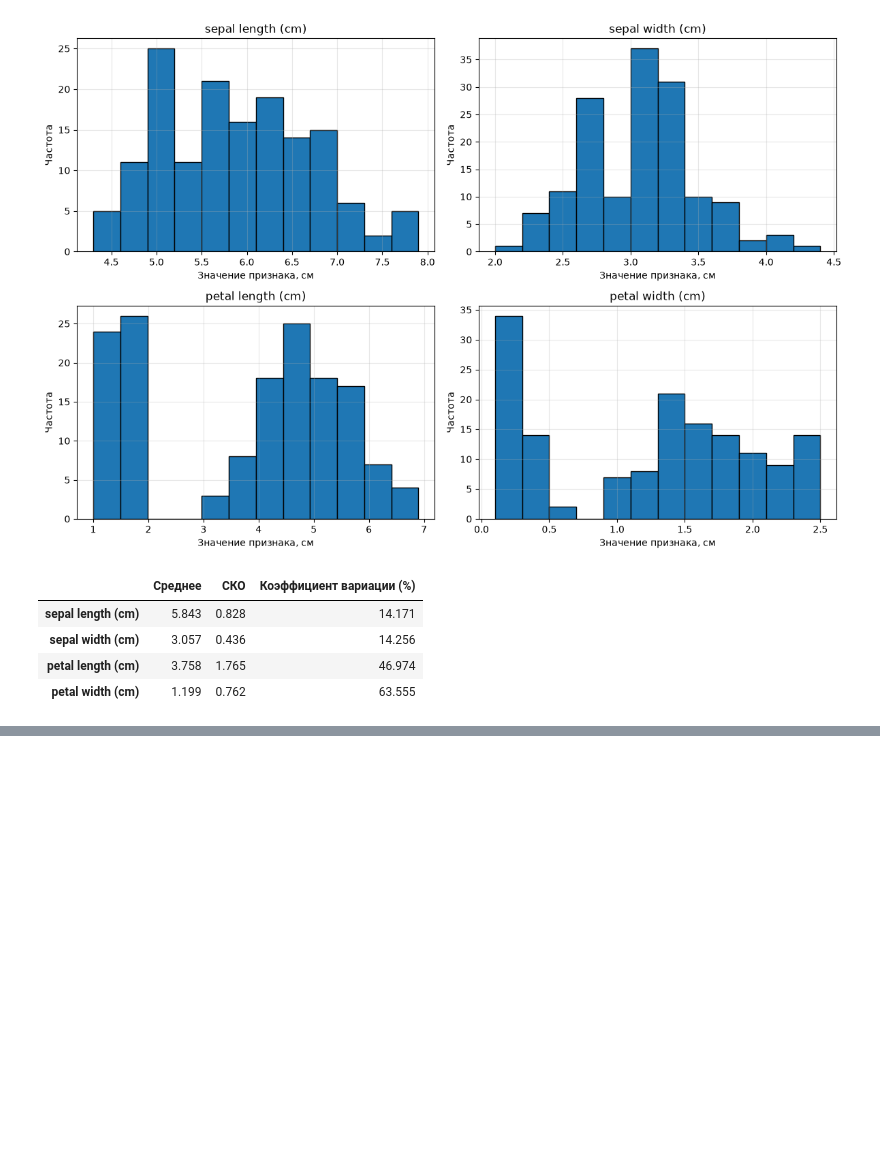
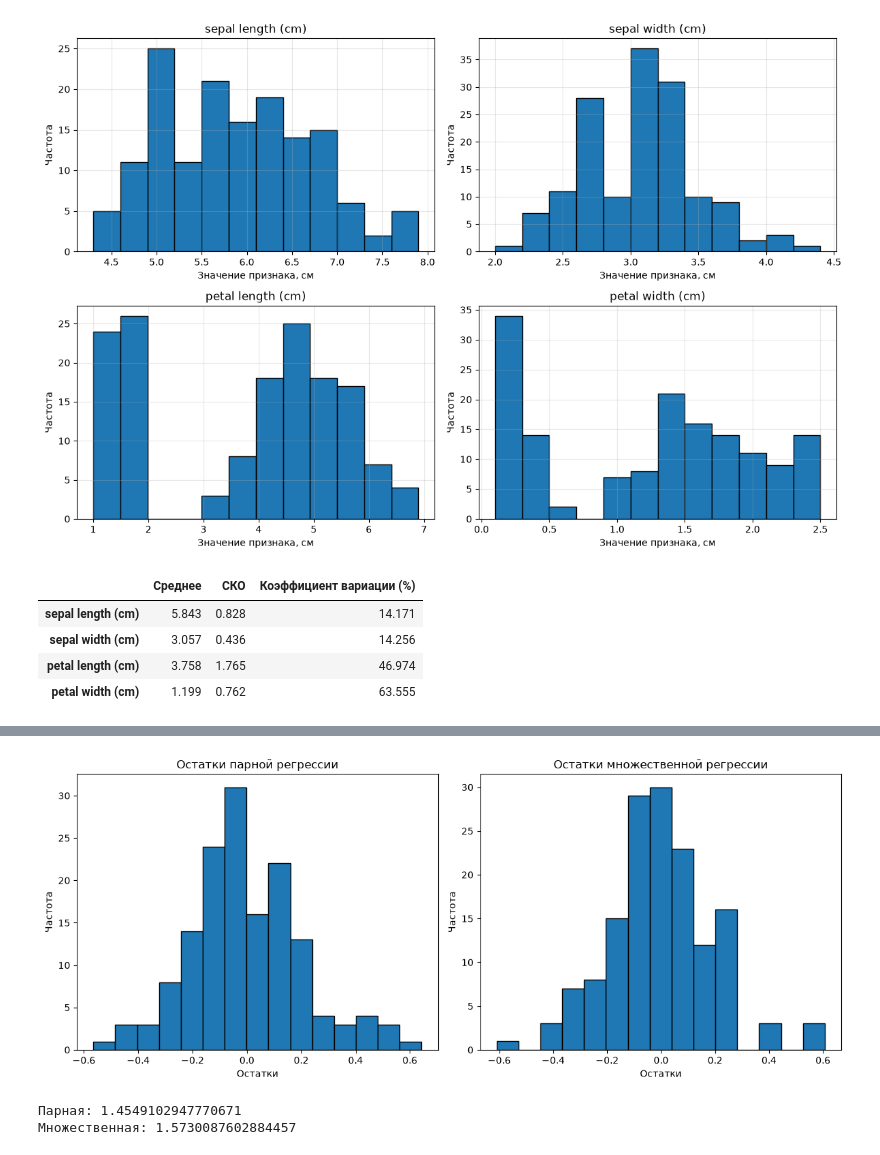
Before and after one commit to infinioka/Labs, a Jupyter notebook: LR1/LR1/Interactive-1.ipynb, the cells around one changed output, grey strips where cells are left out. Drawn from its saved outputs; the diff is of its cells as text; code cells hidden in the pictures; blank space fills up the shorter version.

```diff
--- a/LR1/LR1/Interactive-1.ipynb
+++ b/LR1/LR1/Interactive-1.ipynb
@@ -174,0 +244,21 @@ display(variation.round(3))
+# %%
+# Создаём модель множественной регрессии
+multiple_model = LinearRegression()
+
+# Обучение
+multiple_model.fit(X_multiple, y)
+
+# Предсказание
+y_pred_multiple = multiple_model.predict(X_multiple)
+
+# Коэффициенты
+b0 = multiple_model.intercept_
+b1, b2, b3 = multiple_model.coef_
+
+print("Уравнение множественной регрессии:")
+print(
+    f"Y = {b0:.4f} "
+    f"+ ({b1:.4f}) * X1 "
+    f"+ ({b2:.4f}) * X2 "
+    f"+ ({b3:.4f}) * X3"
+)
@@ -174,0 +456,37 @@ display(variation.round(3))
+# %%
+fig, axes = plt.subplots(1, 2, figsize=(12, 5))
+
+axes[0].hist(
+    residuals_pair,
+    bins=15,
+    edgecolor="black"
+)
+axes[0].set_title("Остатки парной регрессии")
+axes[0].set_xlabel("Остатки")
+axes[0].set_ylabel("Частота")
+
+axes[1].hist(
+    residuals_multiple,
+    bins=15,
+    edgecolor="black"
+)
+axes[1].set_title("Остатки множественной регрессии")
+axes[1].set_xlabel("Остатки")
+axes[1].set_ylabel("Частота")
+
+plt.tight_layout()
+plt.show()
+# %% [output]
+[figure, added]
+# %%
+def calculate_dw(residuals):
+    residuals = np.asarray(residuals)
+    numerator = np.sum(np.diff(residuals) ** 2)
+    denominator = np.sum(residuals ** 2)
+    return numerator / denominator
+
+print("Парная:", calculate_dw(residuals_pair))
+print("Множественная:", calculate_dw(residuals_multiple))
+# %% [output]
+Парная: 1.4549102947770671
+Множественная: 1.5730087602884457
```
Also changed, not shown: parts of 24 cells of this notebook, 11 other files.
